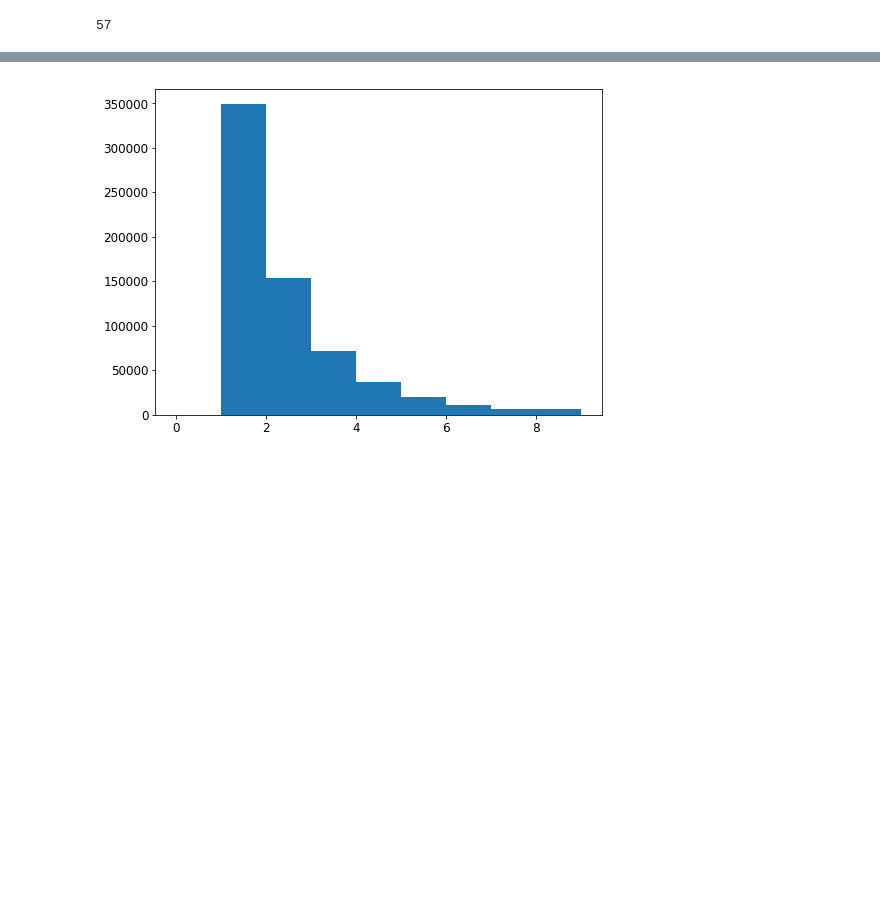
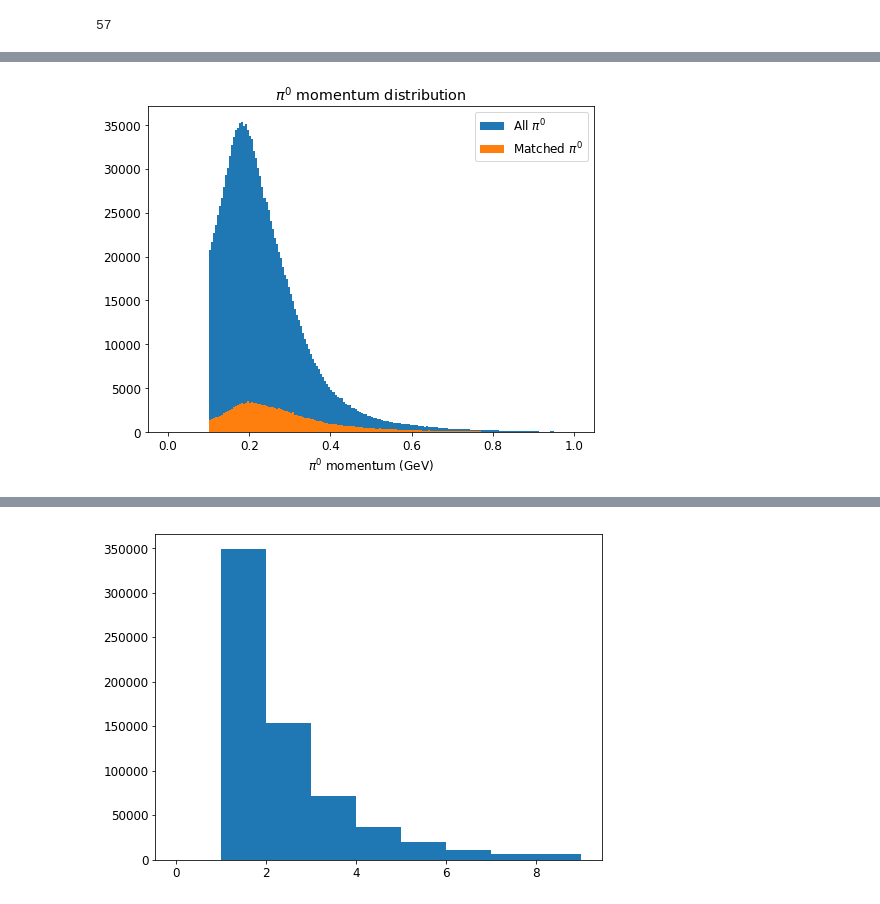
Before and after one commit to ch2ohch2oh/sigma_selection, a Jupyter notebook: notebooks/sigma_v6.ipynb, the cells around one changed output, grey strips where cells are left out. Drawn from its saved outputs; the diff is of its cells as text; code cells hidden in the pictures; blank space fills up the shorter version.

```diff
--- a/notebooks/sigma_v6.ipynb
+++ b/notebooks/sigma_v6.ipynb
@@ -42,0 +95,11 @@ loose.head(10)
+# %%
+def plot_pi0_momentum(data):
+    plt.hist(data.pi0_p, range = [0, 1], label = 'All $\pi^0$')
+    plt.hist(data[data.pi0_isSignal == 1].pi0_p, range = [0, 1], label = 'Matched $\pi^0$')
+    plt.legend()
+    plt.title('$\pi^0$ momentum distribution')
+    plt.xlabel('$\pi^0$ momentum (GeV)')
+    plt.show()
+plot_pi0_momentum(data)
+# %% [output]
+[figure, added]
```
Also changed, not shown: parts of 29 cells of this notebook.
